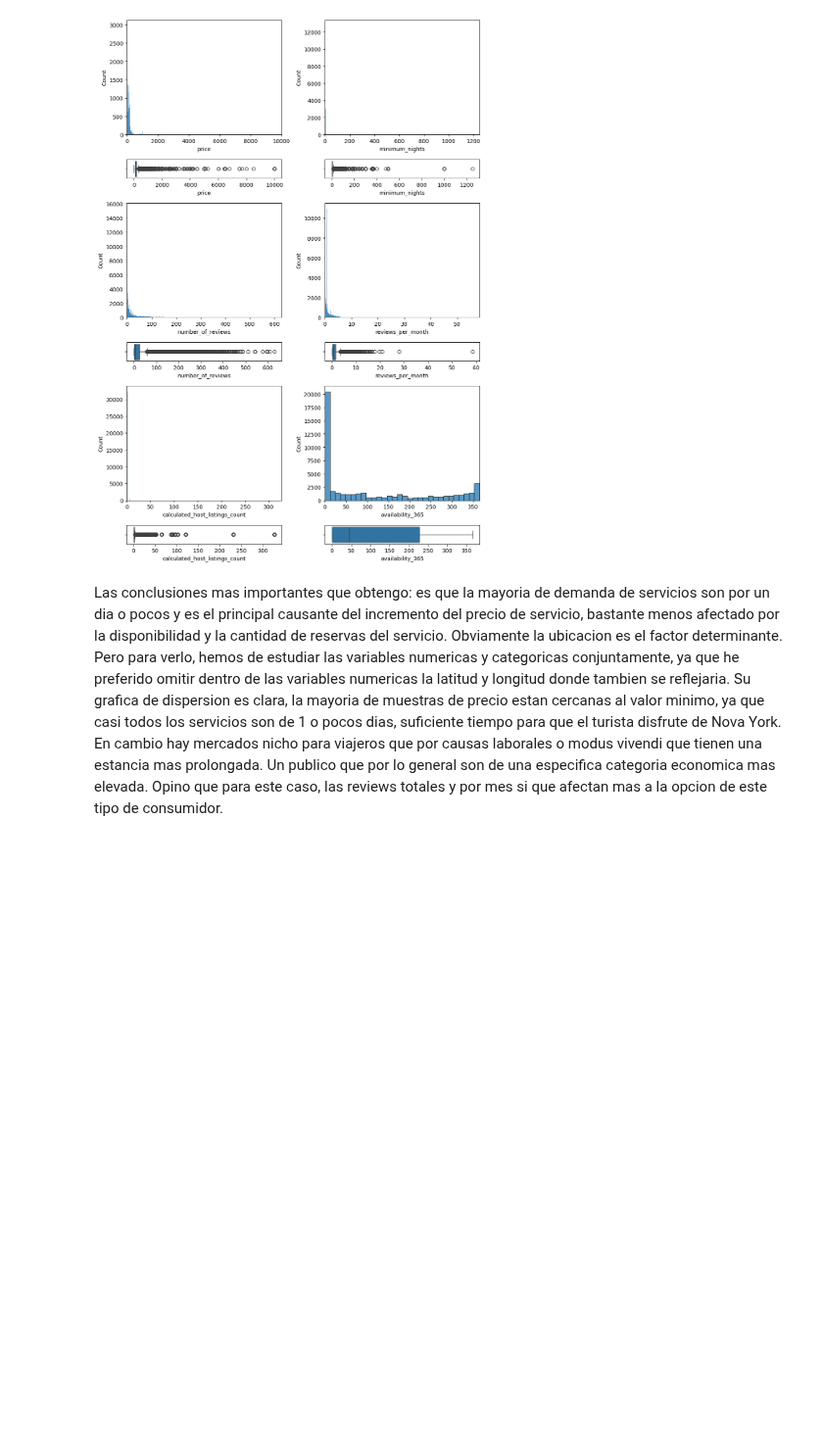
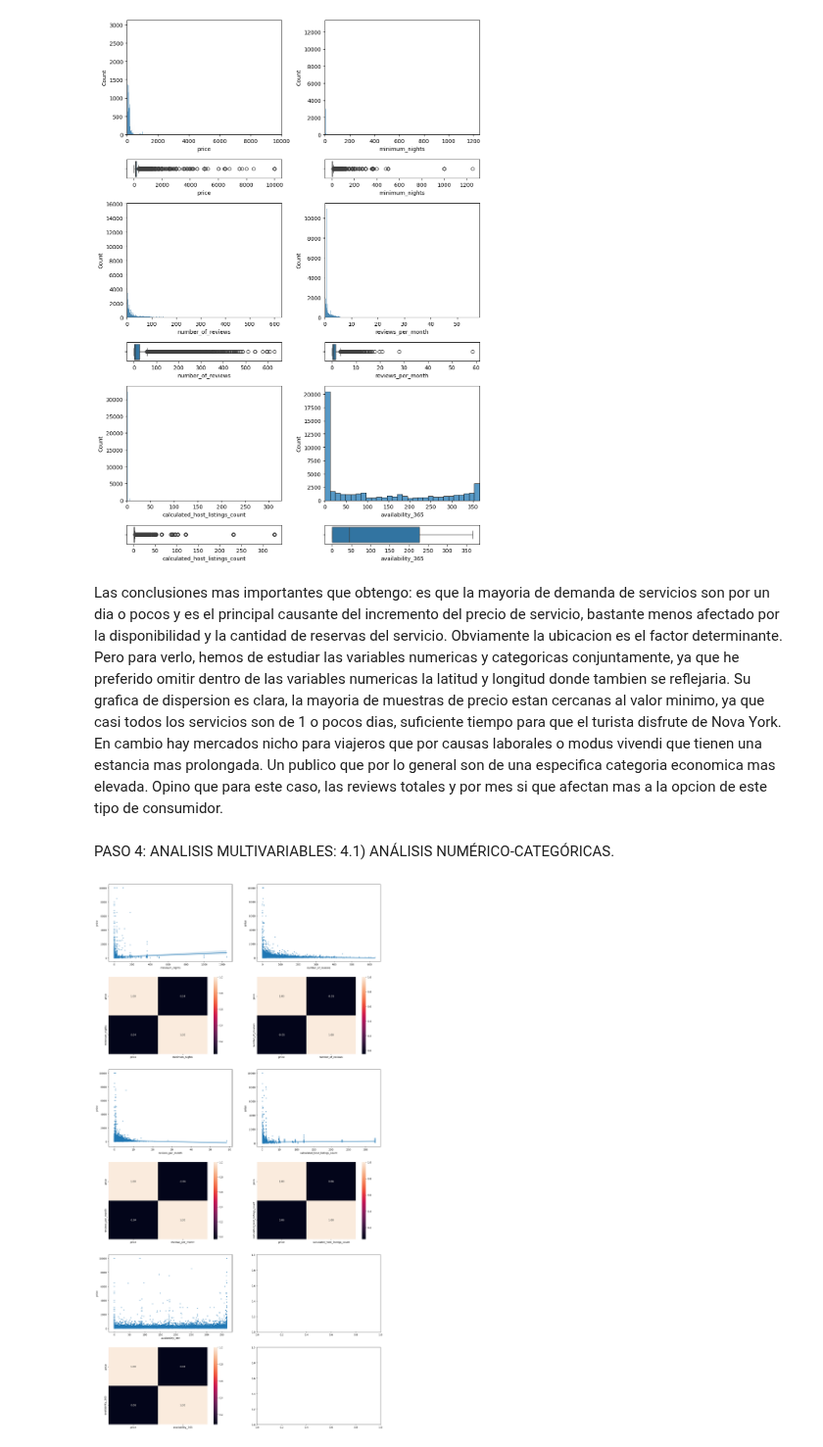
Before and after one commit to JosBerGon34/4GA.DataScience, a Jupyter notebook: src/explore.ipynb, the cells around one changed output. Shown at 98% size. Drawn from its saved outputs; the diff is of its cells as text; code cells hidden in the pictures; blank space fills up the shorter version.

```diff
--- a/src/explore.ipynb
+++ b/src/explore.ipynb
@@ -285,3 +285,41 @@ Su grafica de dispersion es clara, la mayoria de muestras de precio estan cercan
 En cambio hay mercados nicho para viajeros que por causas laborales o modus vivendi que tienen una estancia mas prolongada.
 Un publico que por lo general son de una especifica categoria economica mas elevada.
 Opino que para este caso, las reviews totales y por mes si que afectan mas a la opcion de este tipo de consumidor.
+# %% [markdown]
+PASO 4: ANALISIS MULTIVARIABLES:
+4.1) ANÁLISIS NUMÉRICO-CATEGÓRICAS.
+# %%
+#4.1) ANÁLISIS NUMÉRICO-CATEGÓRICAS.
+# Gnmte usamos graficos de dispersion o homólogos a este, ademas de mapas de calor, donde se observa correlación.
+'''
+price: var num.
+minimum_nights: var num
+number_of_reviews: var num.
+reviews_per_month: var num.
+calculated_host_listings_count: var num.
+availability_365: var num.'''
+#Voy a utilizar mi variable target por costumbre en en el eje Y.
+#de acada analisis sacare un par de graficos, de dispersion(puntos) y
+#mapa de calor.
+fig, axis = plt.subplots(6,2, figsize=(20,40))
+
+#Relacion Precio-Noches minimas.
+sns.regplot(ax= axis[0,0],data = df_rawdata, x="minimum_nights",y="price",scatter_kws={"s": 5})
+sns.heatmap(df_rawdata[["price","minimum_nights"]].corr(),annot=True, fmt=".2f",ax= axis[1,0], cbar=True)
+#Relacion Precio-Numero de Reviews.
+sns.regplot(ax= axis[0,1],data = df_rawdata, x="number_of_reviews",y="price",scatter_kws={"s": 5})
+sns.heatmap(df_rawdata[["price","number_of_reviews"]].corr(),annot=True, fmt=".2f",ax= axis[1,1], cbar=True)
+#Relacion Precio-Reviews por mes.
+sns.regplot(ax= axis[2,0],data = df_rawdata, x="reviews_per_month",y="price",scatter_kws={"s": 5})
+sns.heatmap(df_rawdata[["price","reviews_per_month"]].corr(),annot=True, fmt=".2f",ax= axis[3,0], cbar=True)
+#Relacion Precio-Lista de reservas.
+sns.regplot(ax= axis[2,1],data = df_rawdata, x="calculated_host_listings_count",y="price",scatter_kws={"s": 5})
+sns.heatmap(df_rawdata[["price","calculated_host_listings_count"]].corr(),annot=True, fmt=".2f",ax= axis[3,1], cbar=True)
+#Relacion Precio-Disponibilidad 365 dias.
+sns.regplot(ax= axis[4,0],data = df_rawdata, x="availability_365",y="price",scatter_kws={"s": 5})
+sns.heatmap(df_rawdata[["price","availability_365"]].corr(),annot=True, fmt=".2f",ax= axis[5,0], cbar=True)
+axis[4, 1] = None,
+axis[5, 1] = None,
+plt.show()
+# %% [output]
+[figure, added]
```
Also changed, not shown: parts of 1 cell of this notebook.
